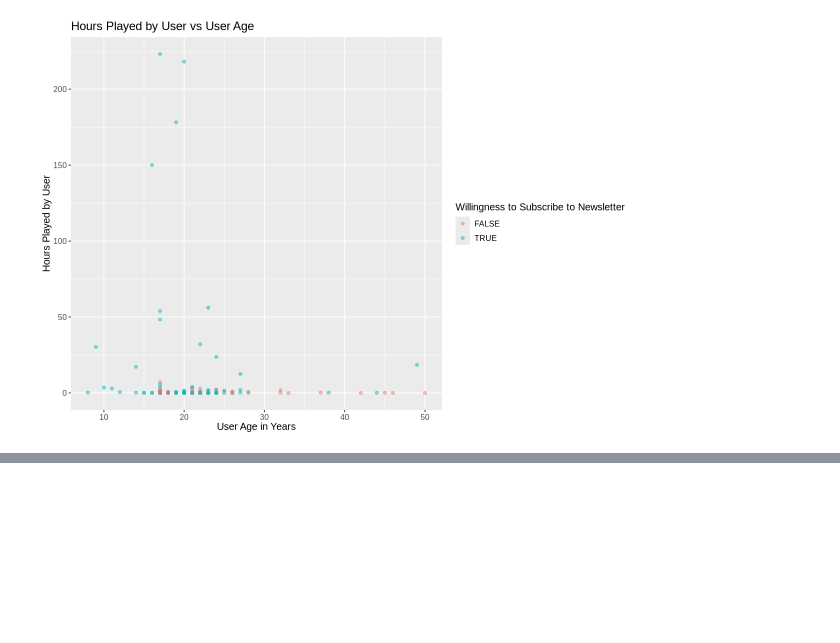
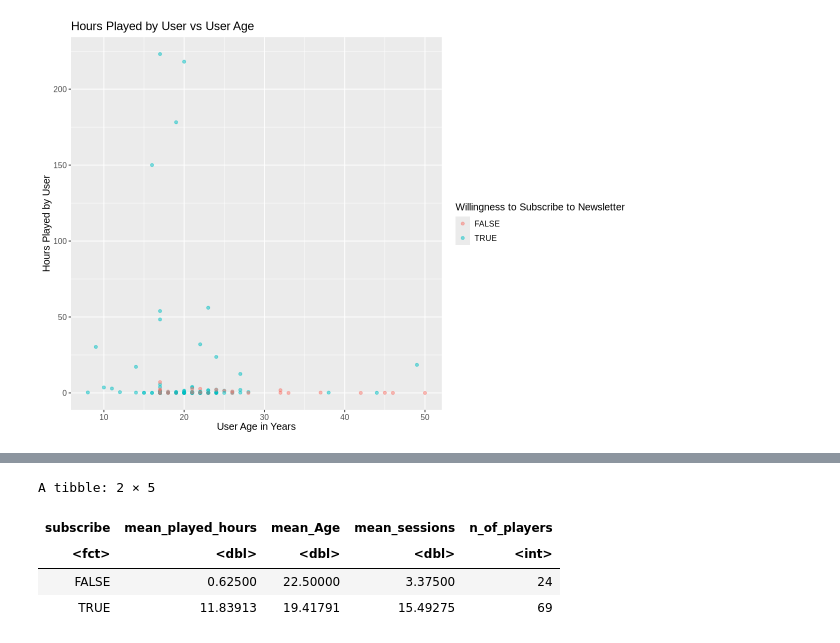
Before and after one commit to acay05/dsci-100-2025W2-006-group4, a Jupyter notebook: Final_Project_Group4.ipynb, the cells around one changed output, grey strips where cells are left out. Drawn from its saved outputs; the diff is of its cells as text; code cells hidden in the pictures; blank space fills up the shorter version.

```diff
--- a/Final_Project_Group4.ipynb
+++ b/Final_Project_Group4.ipynb
@@ -112,6 +113,23 @@ A tibble: 125 × 4
 | 1.1 | 20 | 1 | TRUE |
 # %%
 #Splitting into testing and training set
+
+set.seed(1)
 players_split <- initial_split(selected_counted, prop = 0.75, strata = subscribe)
 players_train <- training(players_split)
 players_test <- testing(players_split)
+
+#Summarizing data
+players_summary <- players_train %>%
+                    group_by(subscribe) %>%
+                    summarize(mean_played_hours = mean(played_hours),
+                              mean_Age = mean(Age, na.rm =TRUE),
+                              mean_sessions = mean(sessions_count, na.rm =TRUE),
+                              n_of_players = n())
+players_summary
+# %% [output]
+A tibble: 2 × 5
+| subscribe | mean_played_hours | mean_Age | mean_sessions | n_of_players |
+| <fct> | <dbl> | <dbl> | <dbl> | <int> |
+| FALSE | 0.62500 | 22.50000 | 3.37500 | 24 |
+| TRUE | 11.83913 | 19.41791 | 15.49275 | 69 |
```
Also changed, not shown: parts of 3 cells of this notebook.
